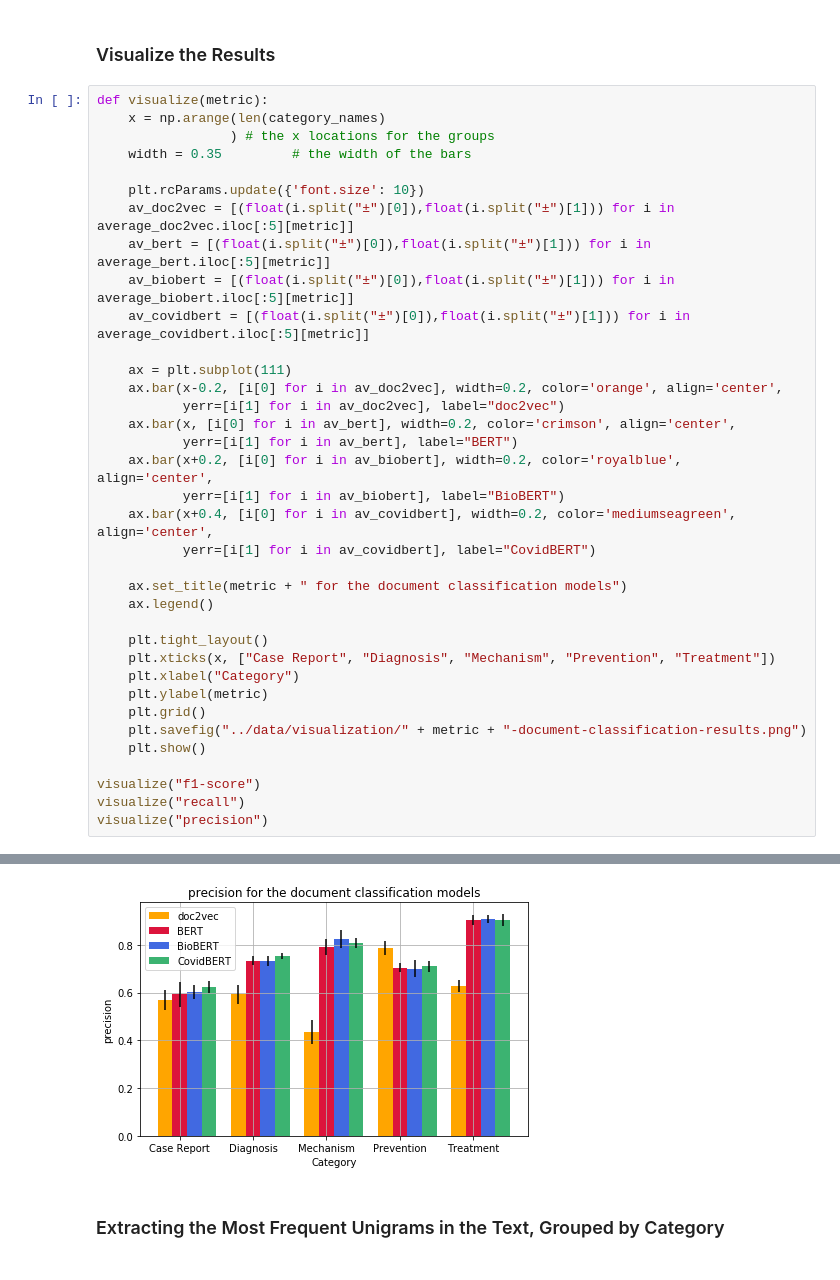
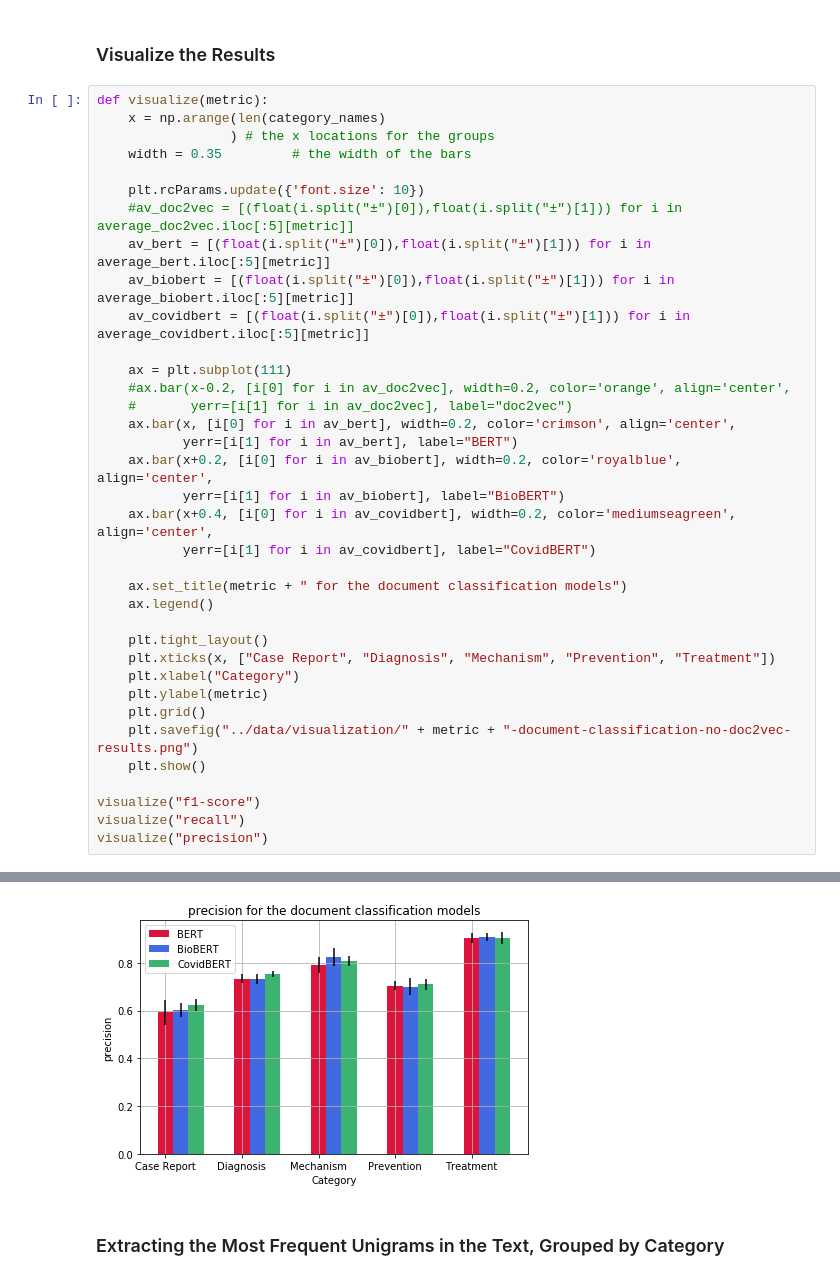
Before and after one commit to helenabalabin/covid-19-document-classification, a Jupyter notebook: src/covid-data-exploration.ipynb, the cells around one changed output, grey strips where cells are left out. Saved outputs shown, nothing was run; the diff lists cells and outputs as text.

```diff
--- a/src/covid-data-exploration.ipynb
+++ b/src/covid-data-exploration.ipynb
@@ -85,14 +85,14 @@ def visualize(metric):
     width = 0.35         # the width of the bars
 
     plt.rcParams.update({'font.size': 10})
-    av_doc2vec = [(float(i.split("±")[0]),float(i.split("±")[1])) for i in average_doc2vec.iloc[:5][metric]]
+    #av_doc2vec = [(float(i.split("±")[0]),float(i.split("±")[1])) for i in average_doc2vec.iloc[:5][metric]]
     av_bert = [(float(i.split("±")[0]),float(i.split("±")[1])) for i in average_bert.iloc[:5][metric]]
     av_biobert = [(float(i.split("±")[0]),float(i.split("±")[1])) for i in average_biobert.iloc[:5][metric]]
     av_covidbert = [(float(i.split("±")[0]),float(i.split("±")[1])) for i in average_covidbert.iloc[:5][metric]]
 
     ax = plt.subplot(111)
-    ax.bar(x-0.2, [i[0] for i in av_doc2vec], width=0.2, color='orange', align='center',
-           yerr=[i[1] for i in av_doc2vec], label="doc2vec")
+    #ax.bar(x-0.2, [i[0] for i in av_doc2vec], width=0.2, color='orange', align='center',
+    #       yerr=[i[1] for i in av_doc2vec], label="doc2vec")
     ax.bar(x, [i[0] for i in av_bert], width=0.2, color='crimson', align='center',
            yerr=[i[1] for i in av_bert], label="BERT")
     ax.bar(x+0.2, [i[0] for i in av_biobert], width=0.2, color='royalblue', align='center',
@@ -108,7 +108,7 @@ def visualize(metric):
     plt.xlabel("Category")
     plt.ylabel(metric)
     plt.grid()
-    plt.savefig("../data/visualization/" + metric + "-document-classification-results.png")
+    plt.savefig("../data/visualization/" + metric + "-document-classification-no-doc2vec-results.png")
     plt.show()
 
 visualize("f1-score")
@@ -120,4 +120,4 @@ visualize("precision")
-[figure, old version]
+[figure, new version]
 # %% [markdown]
 ### Extracting the Most Frequent Unigrams in the Text, Grouped by Category
 # %%
```
Also changed, not shown: parts of 1 cell of this notebook, 5 other files.
